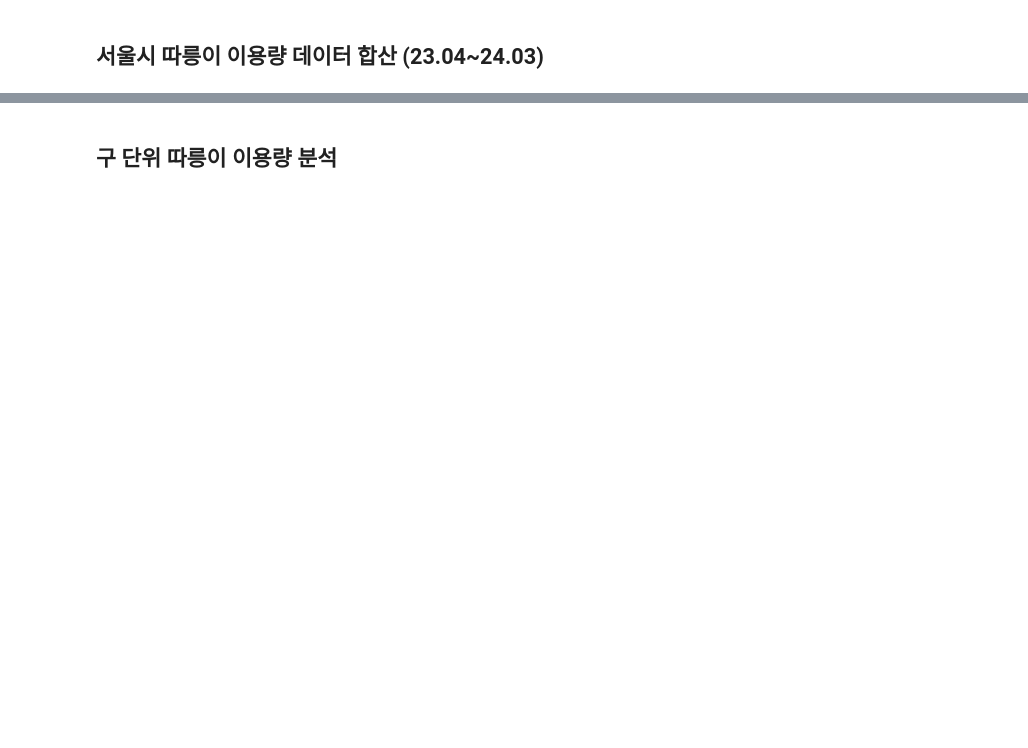
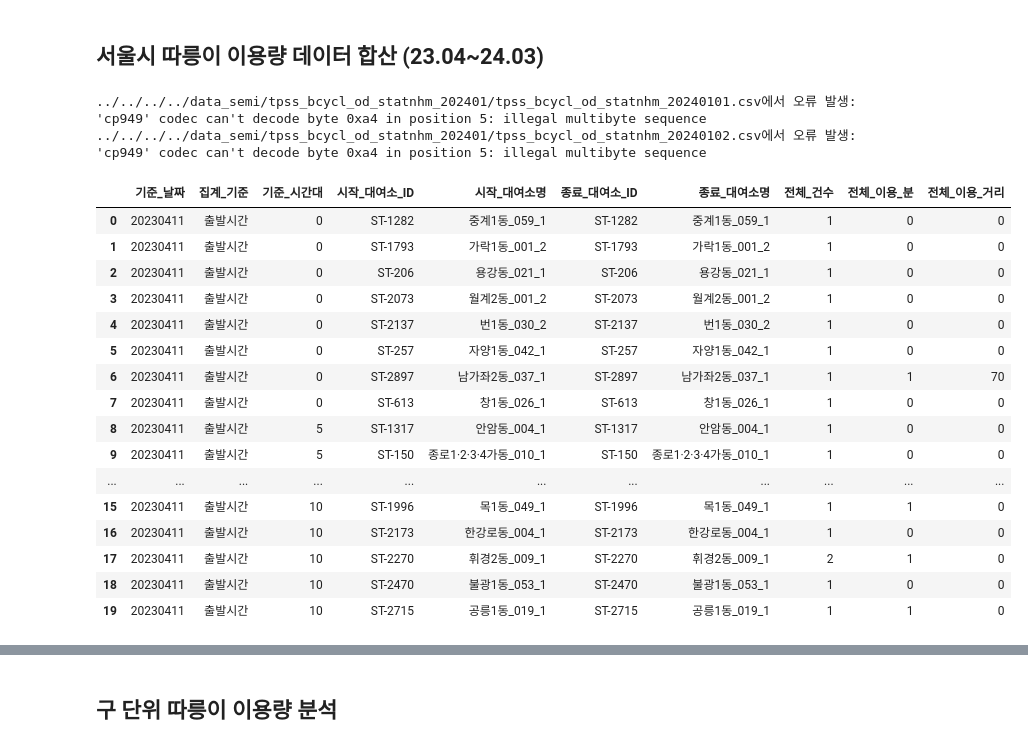
Before and after one commit to minseokpark6/SemiProject_Group3, a Jupyter notebook: Code/Origin/BikeSeoul_SemiGroup3.ipynb, the cells around one changed output, grey strips where cells are left out. Saved outputs shown, nothing was run; the diff lists cells and outputs as text; code cells hidden in the pictures; blank space fills up the shorter version.

```diff
--- a/Code/Origin/BikeSeoul_SemiGroup3.ipynb
+++ b/Code/Origin/BikeSeoul_SemiGroup3.ipynb
@@ -12,7 +12,7 @@ import pandas as pd
 데이터_목록 = []
 
 for 연도 in range(202304, 202313):
-    폴더_경로 = f'./전처리1/tpss_bcycl_od_statnhm_{연도}/'
+    폴더_경로 = f'../../../../data_semi/tpss_bcycl_od_statnhm_{연도}/'
 
     # 폴더 내의 모든 파일 목록 가져오기
     파일_목록 = os.listdir(폴더_경로)
@@ -39,7 +39,7 @@ for 연도 in range(202304, 202313):
             print(f"{파일_경로}에서 오류 발생: {e}")
 
 for 연도 in range(202401, 202404):
-    폴더_경로 = f'./전처리1/tpss_bcycl_od_statnhm_{연도}/'
+    폴더_경로 = f'../../../../data_semi/tpss_bcycl_od_statnhm_{연도}/'
 
     # 폴더 내의 모든 파일 목록 가져오기
     파일_목록 = os.listdir(폴더_경로)
@@ -67,3 +67,26 @@ for 연도 in range(202401, 202404):
 
 # 데이터프레임들을 하나로 병합
 데이터_01 = pd.concat(데이터_목록, ignore_index=True)
+# %% [output]
+../../../../data_semi/tpss_bcycl_od_statnhm_202401/tpss_bcycl_od_statnhm_20240101.csv에서 오류 발생: 'cp949' codec can't decode byte 0xa4 in position 5: illegal multibyte sequence
+../../../../data_semi/tpss_bcycl_od_statnhm_202401/tpss_bcycl_od_statnhm_20240102.csv에서 오류 발생: 'cp949' codec can't decode byte 0xa4 in position 5: illegal multibyte sequence
+# %%
+데이터_01.head(20)
+# %% [output]
+|  | 기준_날짜 | 집계_기준 | 기준_시간대 | 시작_대여소_ID | 시작_대여소명 | 종료_대여소_ID | 종료_대여소명 | 전체_건수 | 전체_이용_분 | 전체_이용_거리 |
+| 0 | 20230411 | 출발시간 | 0 | ST-1282 | 중계1동_059_1 | ST-1282 | 중계1동_059_1 | 1 | 0 | 0 |
+| 1 | 20230411 | 출발시간 | 0 | ST-1793 | 가락1동_001_2 | ST-1793 | 가락1동_001_2 | 1 | 0 | 0 |
+| 2 | 20230411 | 출발시간 | 0 | ST-206 | 용강동_021_1 | ST-206 | 용강동_021_1 | 1 | 0 | 0 |
+| 3 | 20230411 | 출발시간 | 0 | ST-2073 | 월계2동_001_2 | ST-2073 | 월계2동_001_2 | 1 | 0 | 0 |
+| 4 | 20230411 | 출발시간 | 0 | ST-2137 | 번1동_030_2 | ST-2137 | 번1동_030_2 | 1 | 0 | 0 |
+| 5 | 20230411 | 출발시간 | 0 | ST-257 | 자양1동_042_1 | ST-257 | 자양1동_042_1 | 1 | 0 | 0 |
+| 6 | 20230411 | 출발시간 | 0 | ST-2897 | 남가좌2동_037_1 | ST-2897 | 남가좌2동_037_1 | 1 | 1 | 70 |
+| 7 | 20230411 | 출발시간 | 0 | ST-613 | 창1동_026_1 | ST-613 | 창1동_026_1 | 1 | 0 | 0 |
+| 8 | 20230411 | 출발시간 | 5 | ST-1317 | 안암동_004_1 | ST-1317 | 안암동_004_1 | 1 | 0 | 0 |
+| 9 | 20230411 | 출발시간 | 5 | ST-150 | 종로1·2·3·4가동_010_1 | ST-150 | 종로1·2·3·4가동_010_1 | 1 | 0 | 0 |
+| ... | ... | ... | ... | ... | ... | ... | ... | ... | ... | ... |
+| 15 | 20230411 | 출발시간 | 10 | ST-1996 | 목1동_049_1 | ST-1996 | 목1동_049_1 | 1 | 1 | 0 |
+| 16 | 20230411 | 출발시간 | 10 | ST-2173 | 한강로동_004_1 | ST-2173 | 한강로동_004_1 | 1 | 0 | 0 |
+| 17 | 20230411 | 출발시간 | 10 | ST-2270 | 휘경2동_009_1 | ST-2270 | 휘경2동_009_1 | 2 | 1 | 0 |
+| 18 | 20230411 | 출발시간 | 10 | ST-2470 | 불광1동_053_1 | ST-2470 | 불광1동_053_1 | 1 | 0 | 0 |
+| 19 | 20230411 | 출발시간 | 10 | ST-2715 | 공릉1동_019_1 | ST-2715 | 공릉1동_019_1 | 1 | 1 | 0 |
```
Also changed, not shown: parts of 33 cells of this notebook.
